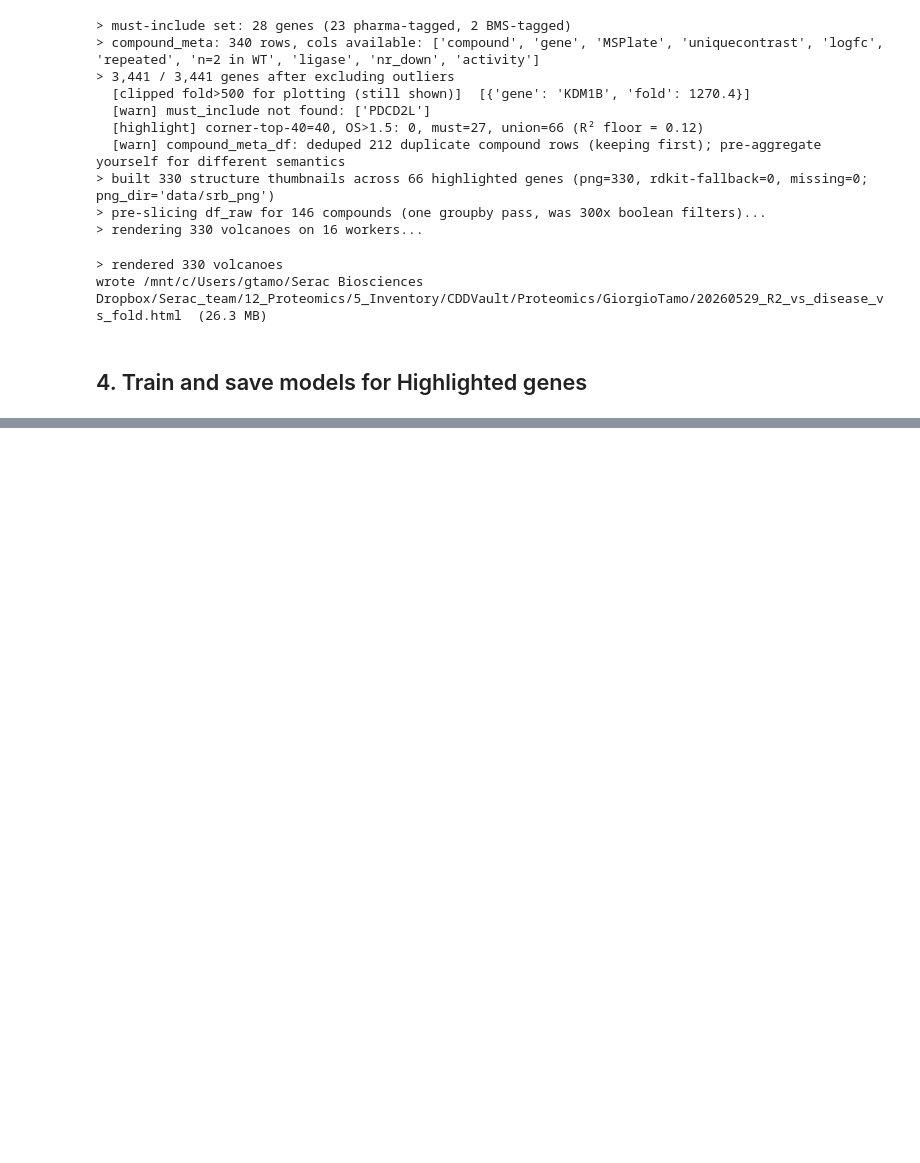
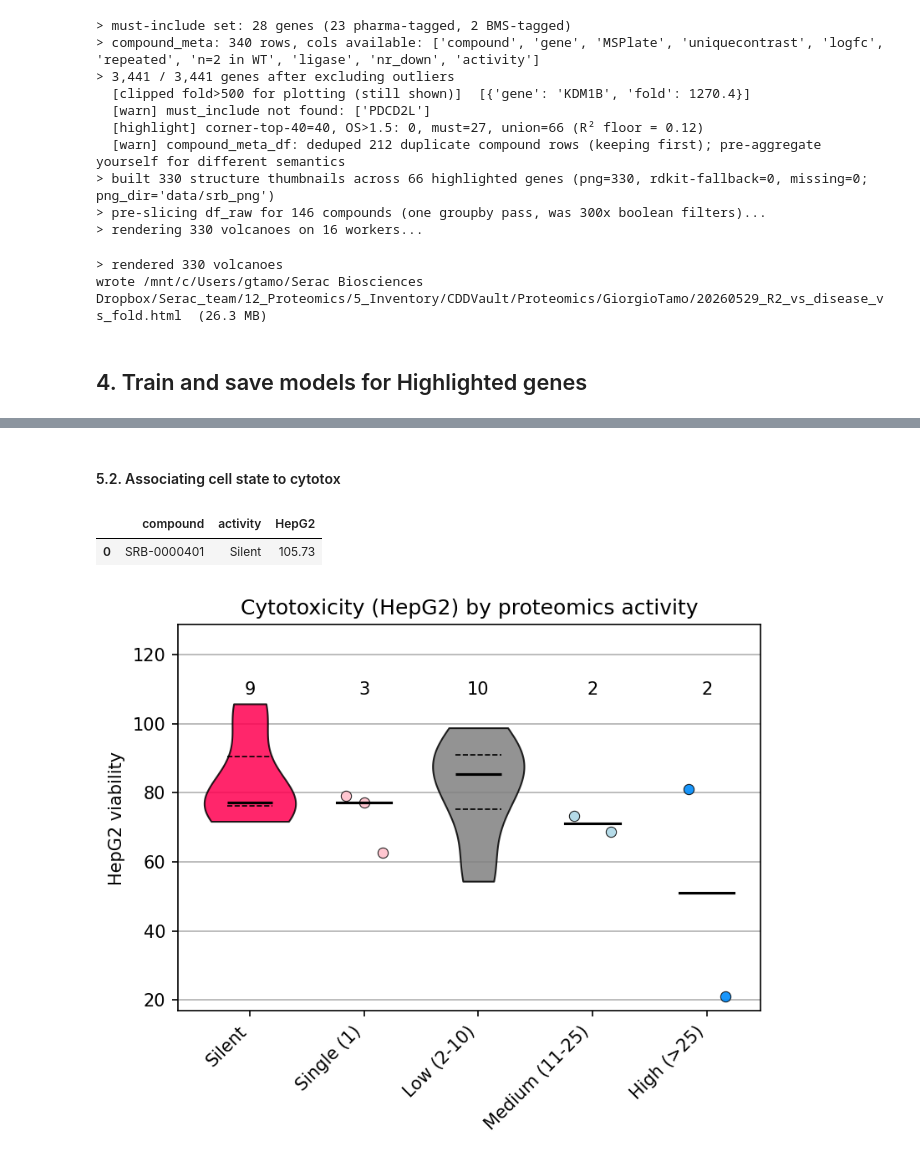
Before and after one commit to gtamo39/MS_ML, a Jupyter notebook: vignettes/MS_TargetML.ipynb, the cells around one changed output, grey strips where cells are left out. Drawn from its saved outputs; the diff is of its cells as text; code cells hidden in the pictures; blank space fills up the shorter version.

```diff
--- a/vignettes/MS_TargetML.ipynb
+++ b/vignettes/MS_TargetML.ipynb
@@ -1418,0 +1608,44 @@ for gene in tqdm(highlighted_genes):
+# %% [markdown]
+#### 5.2. Associating cell state to cytotox
+# %%
+df_raw_cms = list(df_raw['compound'].unique())
+# %%
+CYTONM = ['AUC','100nM','1000nM','10000nM'][-1]
+sig = pd.read_csv(f'output/cytotox/sig_{CYTONM}.csv')[['compound','HepG2']]
+sig = sig[sig['compound'].isin(df_raw_cms)]
+sig = pd.merge(MS[['compound','activity']],sig).sort_values('HepG2',ascending=False).reset_index(drop=True)
+sig.head(1)
+# %% [output]
+|  | compound | activity | HepG2 |
+| 0 | SRB-0000401 | Silent | 105.73 |
+# %%
+## box-plot of cytotox vs proteomics:
+## violin of HepG2 viability across the proteomics activity categories
+## (lower HepG2 viability = more cytotoxic). One violin per activity bin; bins
+## with <5 compounds are shown as individual points. Coloured by activity class.
+ACTIVITY_ORDER = ['High (>25)', 'Medium (11-25)', 'Low (2-10)', 'Single (1)', 'Silent'][::-1]
+_present = list(sig['activity'].dropna().unique())
+_cats = ([a for a in ACTIVITY_ORDER if a in _present]          # known bins, sensible order
+         + [a for a in _present if a not in ACTIVITY_ORDER])   # any unexpected bins last
+_data = [sig.loc[sig['activity'] == a, 'HepG2'].dropna().values for a in _cats]
+
+# per-activity colours (ACTIVE_C/SILENT_C: keep existing if defined, else fall back)
+ACTIVE_C = globals().get('ACTIVE_C', '#2A9D8F')
+SILENT_C = globals().get('SILENT_C', '#6A4C93')
+col2class = {'Silent': SILENT_C, 'High (>25)': ACTIVE_C, 'Single (1)': 'pink',
+             'Low (2-10)': 'grey', 'Medium (11-25)': 'lightblue'}
+
+cats=('Silent', 'Single (1)', 'Low (2-10)', 'Medium (11-25)', 'High (>25)')
+colors=('#d8cdbf', '#c9b79a', '#88a06a', '#d99a3a', '#b8412f')
+
+stats_tools.plot_nice_violinplot(
+    _data, titles=_cats, colors=col2class,
+    show_N=True, show_medians=True, show_quartiles=True,
+    show_stars=False, stars_test='ks', stars_pairs='consecutive',
+    height=4, width=6, dpi=150,
+)
+plt.ylabel('HepG2 viability')
+plt.title('Cytotoxicity (HepG2) by proteomics activity')
+plt.show()
+# %% [output]
+[figure, added]
```
Also changed, not shown: parts of 40 cells of this notebook, 8 other files.
